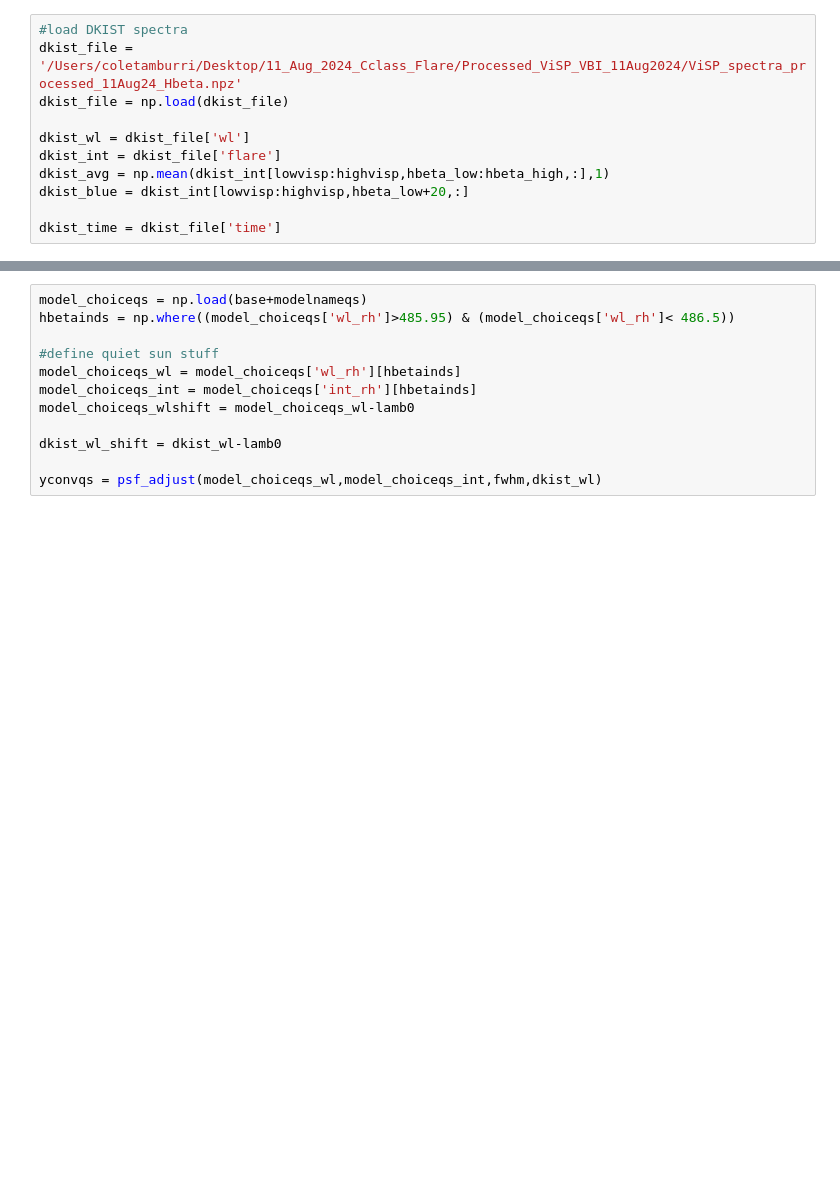
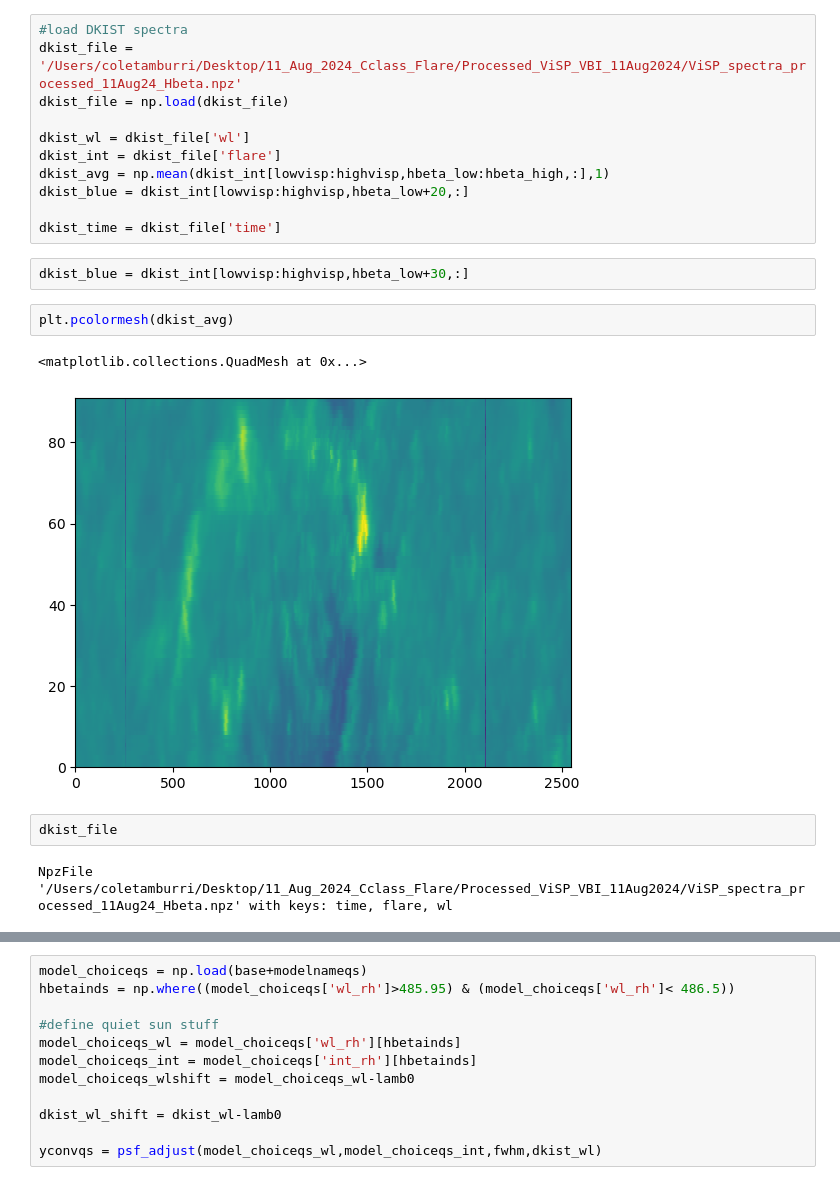
Before and after one commit to coletamburri2112/Flare_Patrol_Analysis, a Jupyter notebook: NOTEBOOKS/11Aug2024_DKIST_RADYN+RH_comp_hbeta.ipynb, the cells around one changed output, grey strips where cells are left out. Saved outputs shown, nothing was run; the diff lists cells and outputs as text; blank space fills up the shorter version.

```diff
--- a/NOTEBOOKS/11Aug2024_DKIST_RADYN+RH_comp_hbeta.ipynb
+++ b/NOTEBOOKS/11Aug2024_DKIST_RADYN+RH_comp_hbeta.ipynb
@@ -222,6 +220,17 @@ dkist_avg = np.mean(dkist_int[lowvisp:highvisp,hbeta_low:hbeta_high,:],1)
 dkist_blue = dkist_int[lowvisp:highvisp,hbeta_low+20,:]
 
 dkist_time = dkist_file['time']
+# %%
+dkist_blue = dkist_int[lowvisp:highvisp,hbeta_low+30,:]
+# %%
+plt.pcolormesh(dkist_avg)
+# %% [output]
+<matplotlib.collections.QuadMesh at 0x...>
+[figure, added]
+# %%
+dkist_file
+# %% [output]
+NpzFile '/Users/coletamburri/Desktop/11_Aug_2024_Cclass_Flare/Processed_ViSP_VBI_11Aug2024/ViSP_spectra_processed_11Aug24_Hbeta.npz' with keys: time, flare, wl
 # %%
 
 
```
Also changed, not shown: parts of 13 cells of this notebook, 5 other files.
